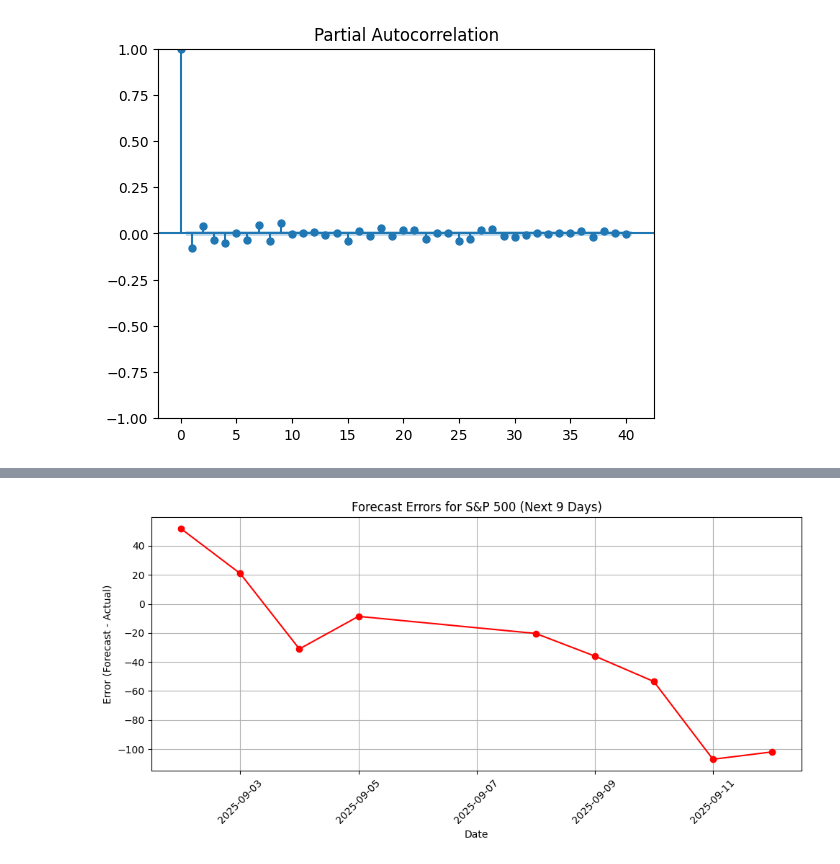
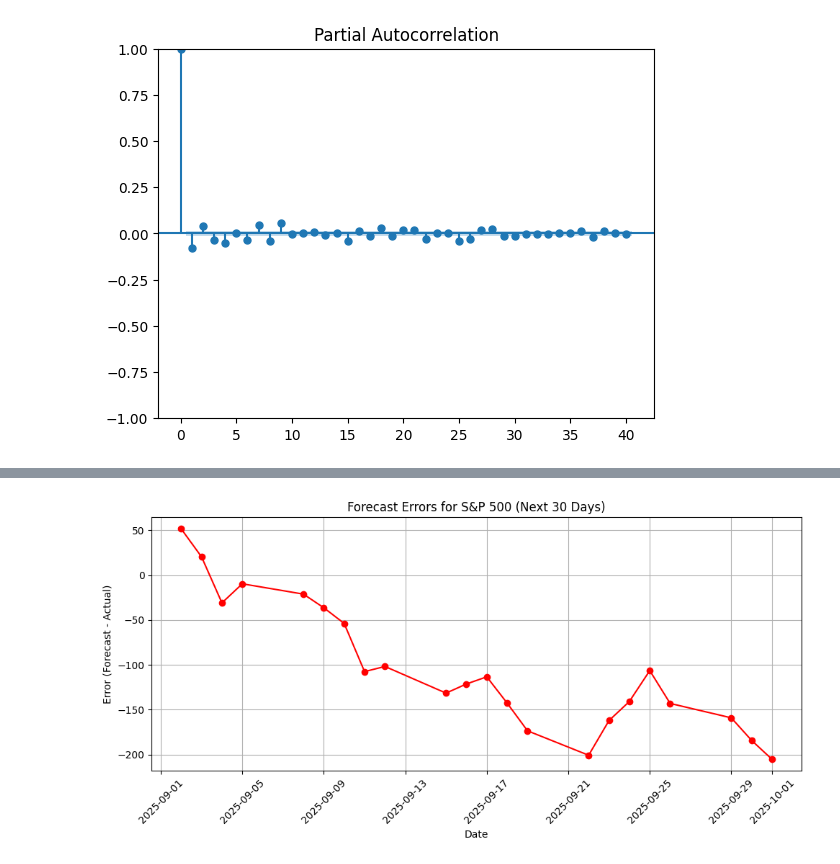
Before and after one commit to Bracckets/DataSci, a Jupyter notebook: SP500/sp500.ipynb, the cells around one changed output, grey strips where cells are left out. Cells and saved outputs as stored; diff of their text form; code cells hidden in the pictures.

```diff
--- a/SP500/sp500.ipynb
+++ b/SP500/sp500.ipynb
@@ -71,6 +71,12 @@ Volume    0
 dtype: int64
 Index(['Date', 'Close', 'High', 'Low', 'Open', 'Volume'], dtype='object')
 # %%
+import matplotlib.pyplot as plt
+
+# Convert Date to datetime and extract decade
+sp500['Date'] = pd.to_datetime(sp500['Date'])
+sp500['Decade'] = (sp500['Date'].dt.year // 10 * 10).astype(str) + 's'
+
 columns_to_plot = [col for col in sp500.columns if col not in ['Date', 'Decade']]
 grouped = sp500.groupby('Decade')[columns_to_plot].mean()
 
@@ -112,3 +205,9 @@ plt.show()
 # %% [output]
 [figure]
 [figure]
+# %%
+from statsmodels.tsa.statespace.sarimax import SARIMAX
+
+sarima = SARIMAX(sp500['Close_diff'], order=(2,1,2), seasonal_order=(1,0,1,12))
+results = sarima.fit()
+print(results.summary())
@@ -138,4 +285,7 @@ Warnings:
 # %%
+# Generate forecast for the next 30 days (to match with yfinance data)
+forecast = results.forecast(steps=30)
+
 # Get the last date and last close value
 last_date = sp500['Date'].iloc[-1]
 last_close = sp500['Close'].iloc[-1]
@@ -166,7 +322,7 @@ print(forecast_df)
 import yfinance as yf
 
 # Download S&P 500 (^GSPC) data for the specified date range
-real_sp500 = yf.download('^GSPC', start='2025-09-02', end='2025-09-13', progress=False)
+real_sp500 = yf.download('^GSPC', start='2025-09-02', end='2025-10-02', progress=False)
 
 # Reset index to get 'Date' as a column
 real_sp500 = real_sp500.reset_index()[['Date', 'Close']]
@@ -213,15 +382,15 @@ print(truth_matrix)
 # %%
 import matplotlib.pyplot as plt
 
 # Use the aligned dates and errors from truth_matrix
 plt.figure(figsize=(10, 5))
 plt.plot(merged['Date'], truth_matrix['Error'], marker='o', linestyle='-', color='red')
-plt.title('Forecast Errors for S&P 500 (Next 9 Days)')
+plt.title('Forecast Errors for S&P 500 (Next 30 Days)')
 plt.xlabel('Date')
 plt.ylabel('Error (Forecast - Actual)')
 plt.xticks(rotation=45)
 plt.grid(True)
 plt.tight_layout()
 plt.show()
 # %% [output]
-[figure, old version]
+[figure, new version]
```
Also changed, not shown: parts of 12 cells of this notebook, 2 other files.
